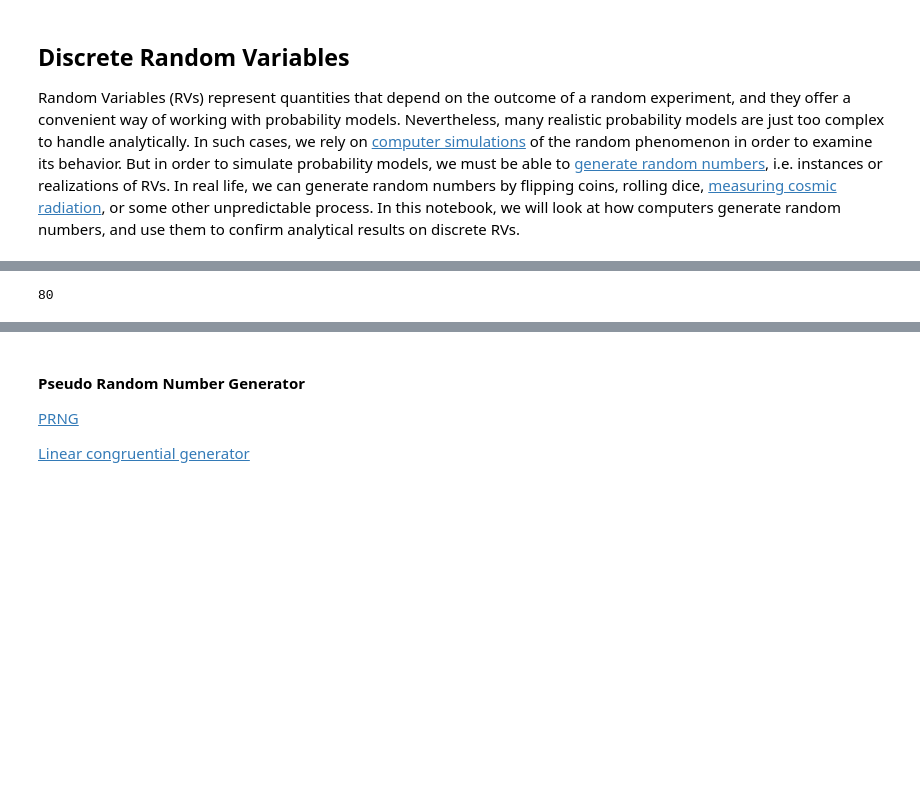
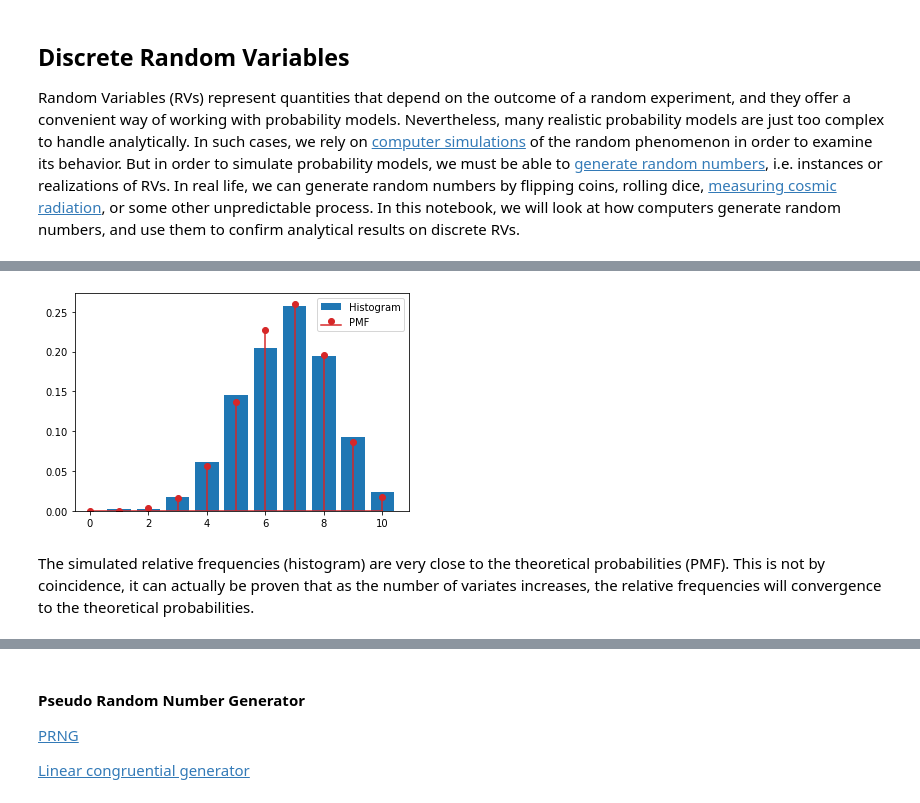
Before and after one commit to damouras/probability_notebooks, a Jupyter notebook: 4. Discrete Random Variables.ipynb, the cells around one changed output, grey strips where cells are left out. Saved outputs shown, nothing was run; the diff lists cells and outputs as text; code cells hidden in the pictures; blank space fills up the shorter version.

```diff
--- a/4. Discrete Random Variables.ipynb
+++ b/4. Discrete Random Variables.ipynb
@@ -64,4 +81,18 @@ rnd.random()
 # %%
-map( rnd. )
+n = 10; p = 2/3                  # Binomial parameters
+N = 1000; x = [None] * N         # Initialize random variate list
+
+for i in range(0,len(x)):
+    x[i] = sum( rnd.choices( [1, 0], weights= [p, 1-p], k=n) )
+
+counts = collections.Counter(x)  # Count variate frequencies
+
+plt.bar( counts.keys(), np.array( list( counts.values() ) ) / N ) # Histogram of relative frequencies
+from scipy.stats import binom
+plt.stem( np.arange(0,11), binom.pmf( np.arange(0,11), n, p), linefmt = 'C3-', markerfmt = 'C3o' ) # PMF plot
+plt.legend(['Histogram', 'PMF'])
+plt.show()
 # %% [output]
-80
+[figure, added]
+# %% [markdown]
+The simulated relative frequencies (histogram) are very close to the theoretical probabilities (PMF). This is not by coincidence, it can actually be proven that as the number of variates increases, the relative frequencies will convergence to the theoretical probabilities.
```
Also changed, not shown: parts of 15 cells of this notebook, 2 other files.
